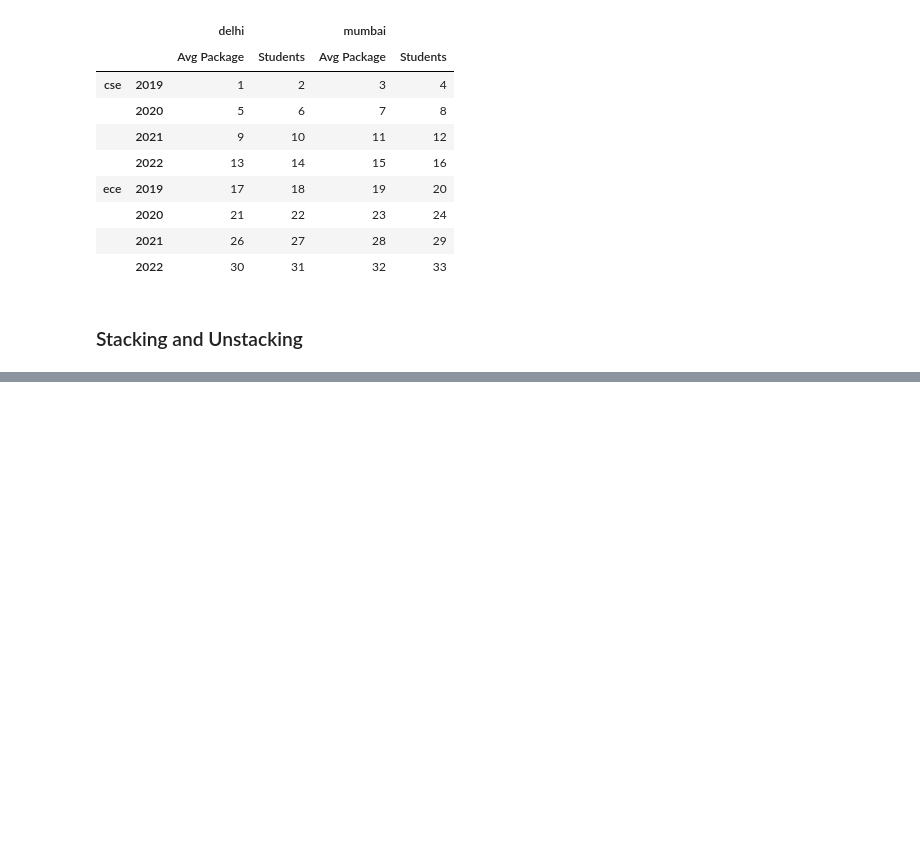
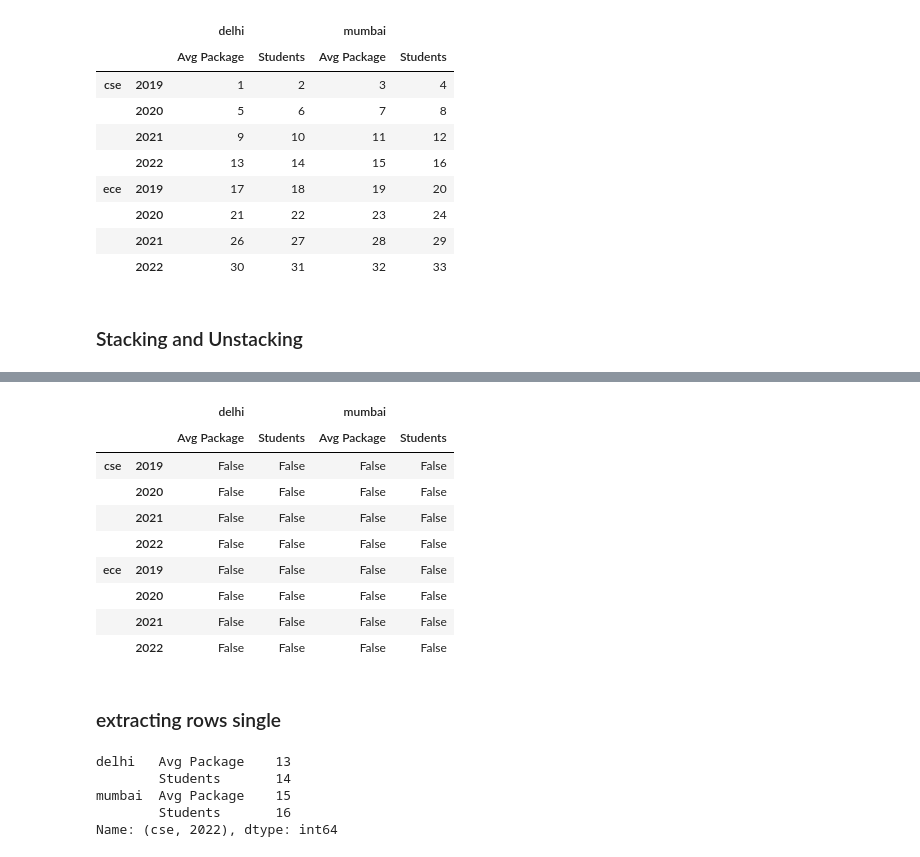
Before and after one commit to swayam-learning/prep, a Jupyter notebook: MultiindexSeries.ipynb, the cells around one changed output, grey strips where cells are left out. Drawn from its saved outputs; the diff is of its cells as text; code cells hidden in the pictures; blank space fills up the shorter version.

```diff
--- a/MultiindexSeries.ipynb
+++ b/MultiindexSeries.ipynb
@@ -214,0 +318,23 @@ branch_Df1
+# %%
+branch_Df1.isnull()
+# %% [output]
+|  |  | delhi |  | mumbai |  |
+|  |  | Avg Package | Students | Avg Package | Students |
+| cse | 2019 | False | False | False | False |
+|  | 2020 | False | False | False | False |
+|  | 2021 | False | False | False | False |
+|  | 2022 | False | False | False | False |
+| ece | 2019 | False | False | False | False |
+|  | 2020 | False | False | False | False |
+|  | 2021 | False | False | False | False |
+|  | 2022 | False | False | False | False |
+# %% [markdown]
+### extracting rows single
+# %%
+branch_Df1.loc[("cse",2022)]
+# %% [output]
+delhi   Avg Package    13
+        Students       14
+mumbai  Avg Package    15
+        Students       16
+Name: (cse, 2022), dtype: int64
```
Also changed, not shown: parts of 25 cells of this notebook.
